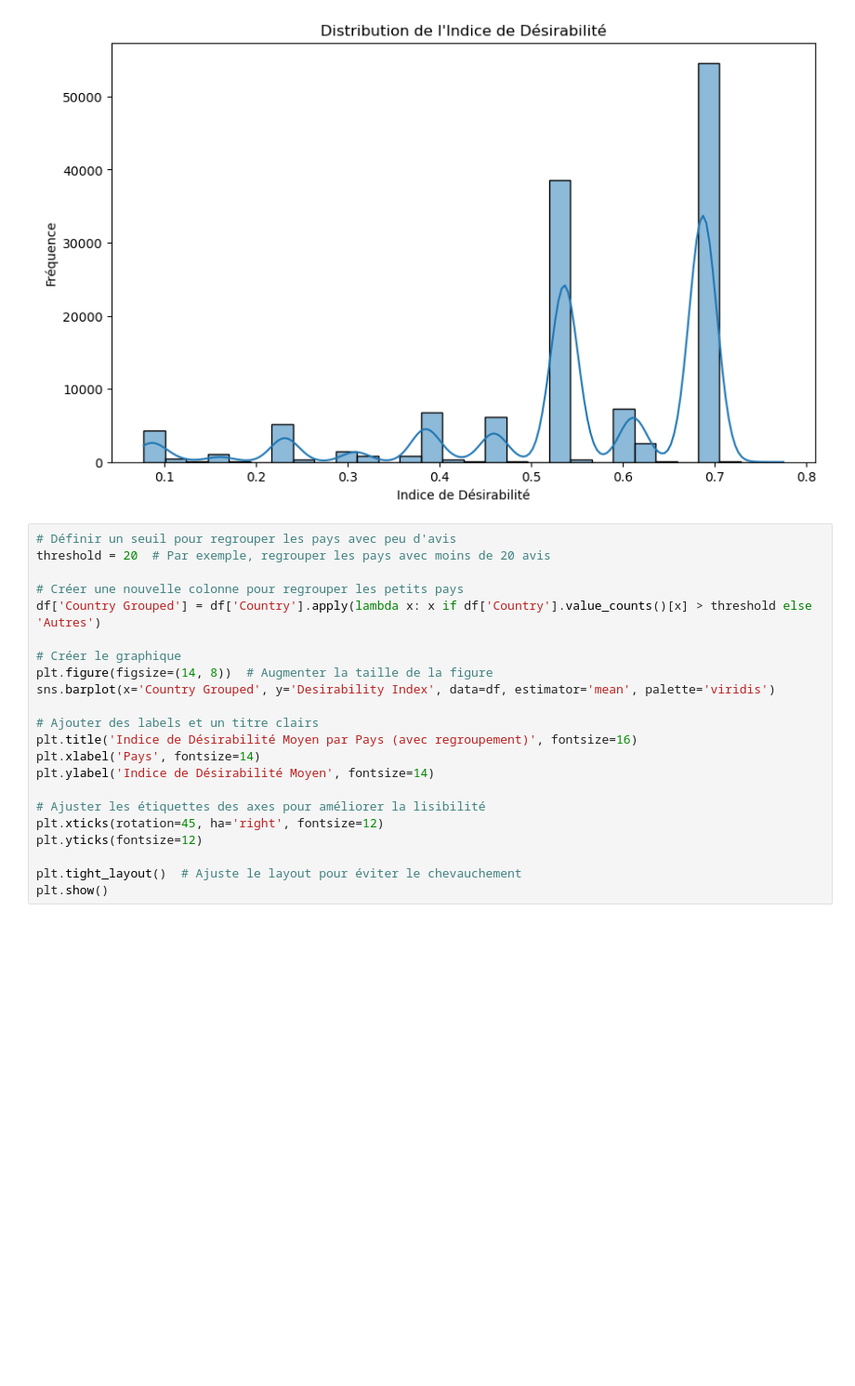
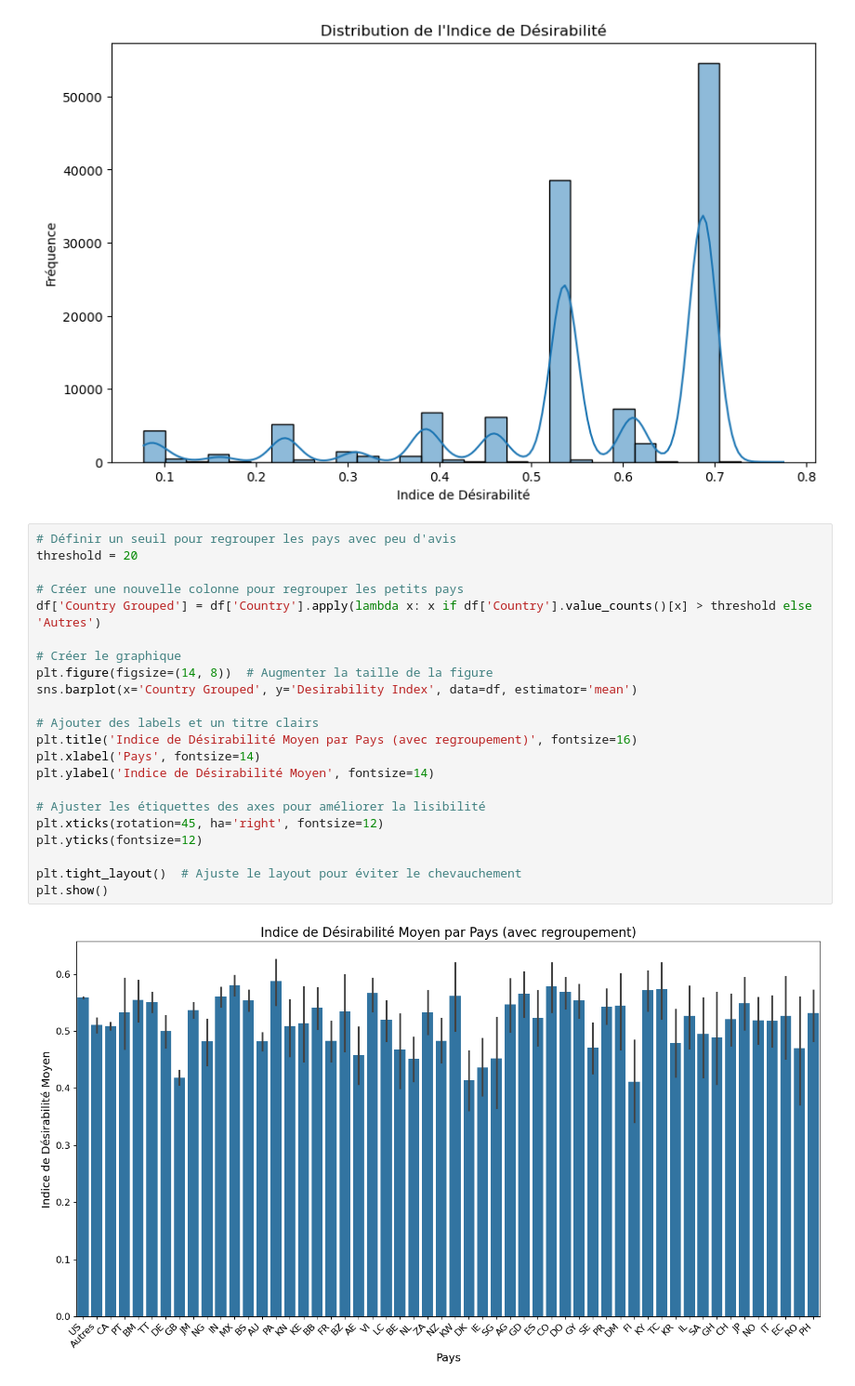
Before and after one commit to MaevaEbengue/Fashion_Nova_Brand_Desirability_Index, a Jupyter notebook: Fashion_Nova_Brand_Desirability_Index.ipynb, the cells around one changed output. Shown at 93% size. Saved outputs shown, nothing was run; the diff lists cells and outputs as text; blank space fills up the shorter version.

```diff
--- a/Fashion_Nova_Brand_Desirability_Index.ipynb
+++ b/Fashion_Nova_Brand_Desirability_Index.ipynb
@@ -285,23 +448,25 @@ plt.show()
 [figure]
 # %%
 # Définir un seuil pour regrouper les pays avec peu d'avis
-threshold = 20  # Par exemple, regrouper les pays avec moins de 20 avis
+threshold = 20
 
 # Créer une nouvelle colonne pour regrouper les petits pays
 df['Country Grouped'] = df['Country'].apply(lambda x: x if df['Country'].value_counts()[x] > threshold else 'Autres')
 
 # Créer le graphique
 plt.figure(figsize=(14, 8))  # Augmenter la taille de la figure
-sns.barplot(x='Country Grouped', y='Desirability Index', data=df, estimator='mean', palette='viridis')
+sns.barplot(x='Country Grouped', y='Desirability Index', data=df, estimator='mean')
 
 # Ajouter des labels et un titre clairs
 plt.title('Indice de Désirabilité Moyen par Pays (avec regroupement)', fontsize=16)
 plt.xlabel('Pays', fontsize=14)
 plt.ylabel('Indice de Désirabilité Moyen', fontsize=14)
 
 # Ajuster les étiquettes des axes pour améliorer la lisibilité
 plt.xticks(rotation=45, ha='right', fontsize=12)
 plt.yticks(fontsize=12)
 
 plt.tight_layout()  # Ajuste le layout pour éviter le chevauchement
 plt.show()
+# %% [output]
+[figure, added]
```
Also changed, not shown: parts of 22 cells of this notebook.
